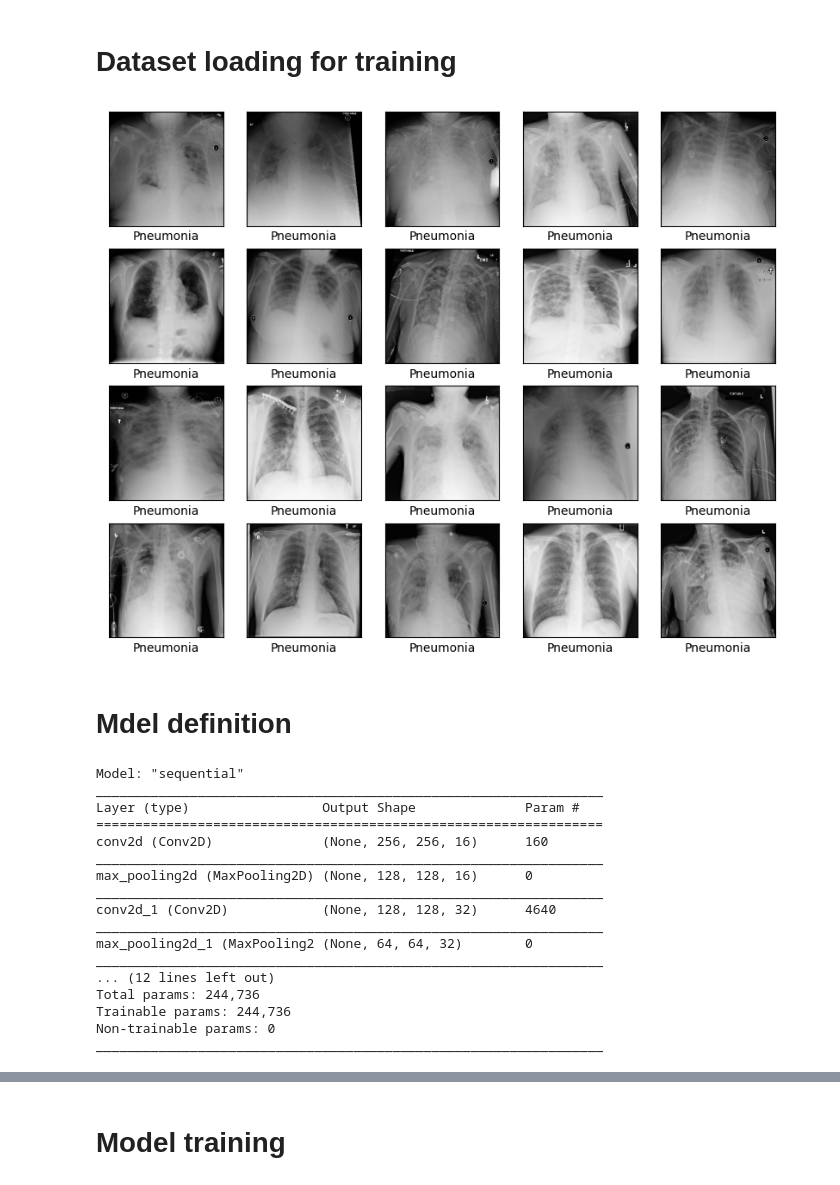
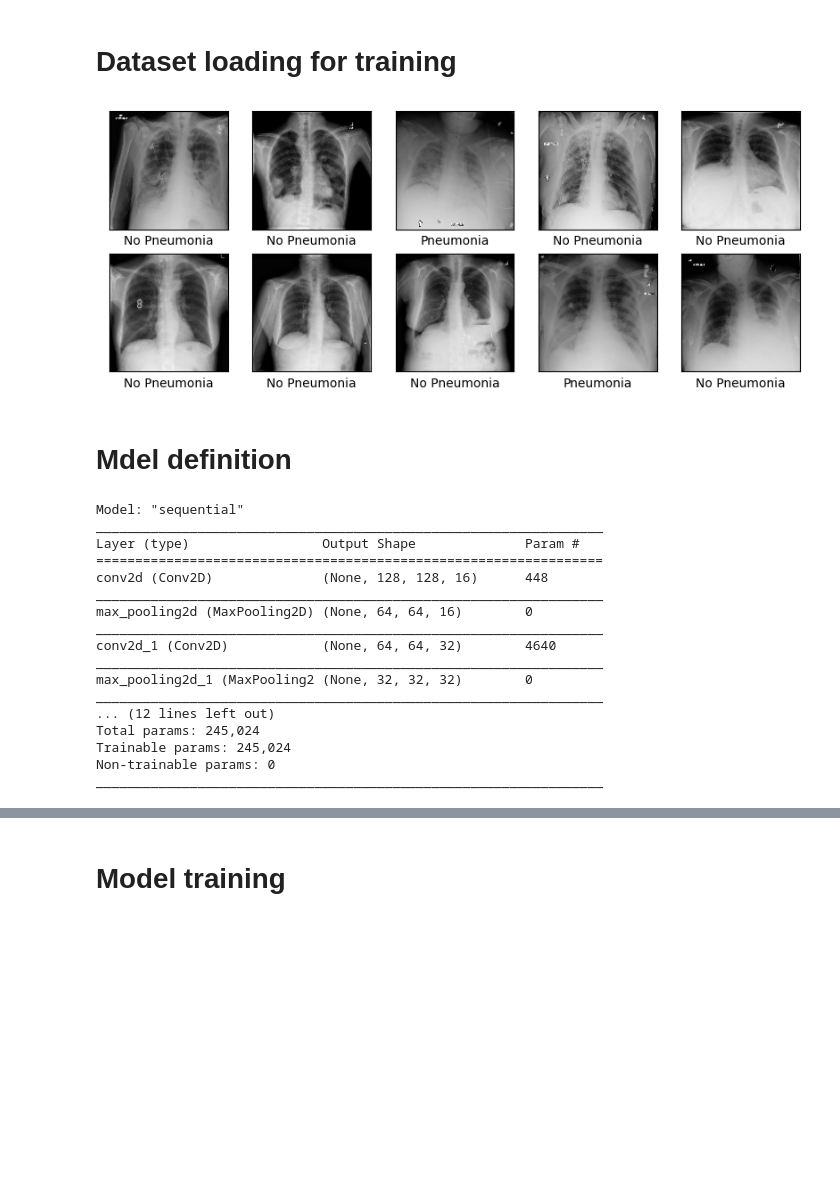
Before and after one commit to danifarre/pneumonia-detection, a Jupyter notebook: notebooks/simple_cnn.ipynb, the cells around one changed output, grey strips where cells are left out. Drawn from its saved outputs; the diff is of its cells as text; code cells hidden in the pictures; blank space fills up the shorter version.

```diff
--- a/notebooks/simple_cnn.ipynb
+++ b/notebooks/simple_cnn.ipynb
@@ -21,6 +16,6 @@ DATASET_PATH = '../datasets/rsna-pneumonia-detection-challenge/'
+# %%
+IMAGE_SIZE = (128, 128)
 # %%
-pdc = PneumoniaDetectionChallenge(DATASET_PATH)
-x_train, y_train, _ = pdc.load_train_data()
+pdc = PneumoniaDetectionChallenge(DATASET_PNEUMONIA_DETECTION_CHALLENGE_PATH)
+x_train, y_train = pdc.load_train_data(image_size=IMAGE_SIZE)
+x_train = x_train / 255.0
-# %%
-x_train = x_train / 255.0
-x_train = x_train.reshape(-1, 256, 256, 1)
@@ -31,24 +22,13 @@ x_test = x_test.reshape(-1, 256, 256, 1)
-# %%
-class_names = ['No Pneumonia', 'Pneumonia']
-
-plt.figure(figsize=(10, 10))
-for i in range(20):
-    plt.subplot(5 ,5, i + 1)
-    plt.xticks([])
-    plt.yticks([])
-    plt.grid(False)
-    plt.imshow(x_train[i], cmap='gray')
-    plt.xlabel(class_names[y_train[i]])
-plt.show()
-plt.close()
-# %% [output]
-[figure, removed]
+# %%
+Scheme.labelled_images(x_train, y_train)
+# %% [output]
+[figure, added]
 # %% [markdown]
 # Mdel definition
 # %%
 model = models.Sequential()
 
-model.add(layers.Conv2D(filters=16, activation='relu', kernel_size=3, padding='same', input_shape=(256, 256, 1)))
+model.add(layers.Conv2D(filters=16, activation='relu', kernel_size=3, padding='same', input_shape=(128, 128, 3)))
 model.add(layers.MaxPool2D(pool_size=2, strides=2, padding='valid'))
 
 model.add(layers.Conv2D(filters=32, activation="relu", kernel_size=3, padding="same"))
@@ -69,17 +49,17 @@ Model: "sequential"
 _________________________________________________________________
 Layer (type)                 Output Shape              Param #
 =================================================================
-conv2d (Conv2D)              (None, 256, 256, 16)      160
+conv2d (Conv2D)              (None, 128, 128, 16)      448
 _________________________________________________________________
-max_pooling2d (MaxPooling2D) (None, 128, 128, 16)      0
+max_pooling2d (MaxPooling2D) (None, 64, 64, 16)        0
 _________________________________________________________________
-conv2d_1 (Conv2D)            (None, 128, 128, 32)      4640
+conv2d_1 (Conv2D)            (None, 64, 64, 32)        4640
 _________________________________________________________________
-max_pooling2d_1 (MaxPooling2 (None, 64, 64, 32)        0
+max_pooling2d_1 (MaxPooling2 (None, 32, 32, 32)        0
 _________________________________________________________________
 ... (12 lines left out)
-Total params: 244,736
-Trainable params: 244,736
+Total params: 245,024
+Trainable params: 245,024
 Non-trainable params: 0
 _________________________________________________________________
 # %%
```
Also changed, not shown: parts of 18 cells of this notebook.
